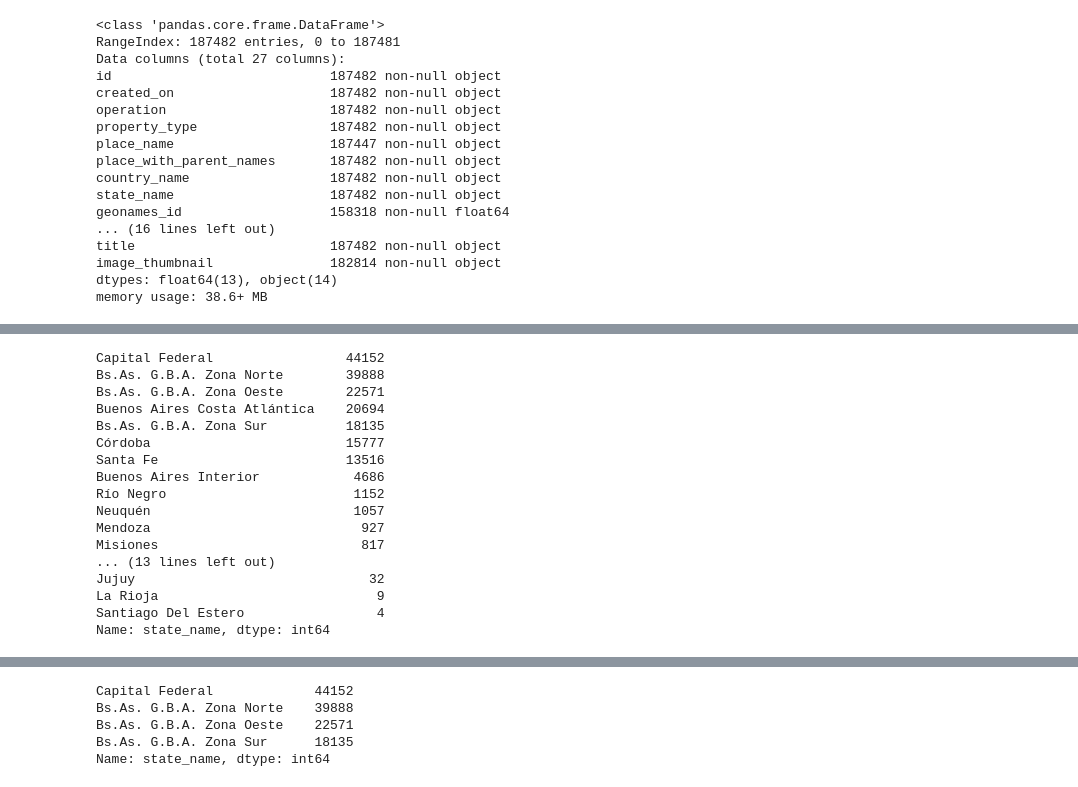
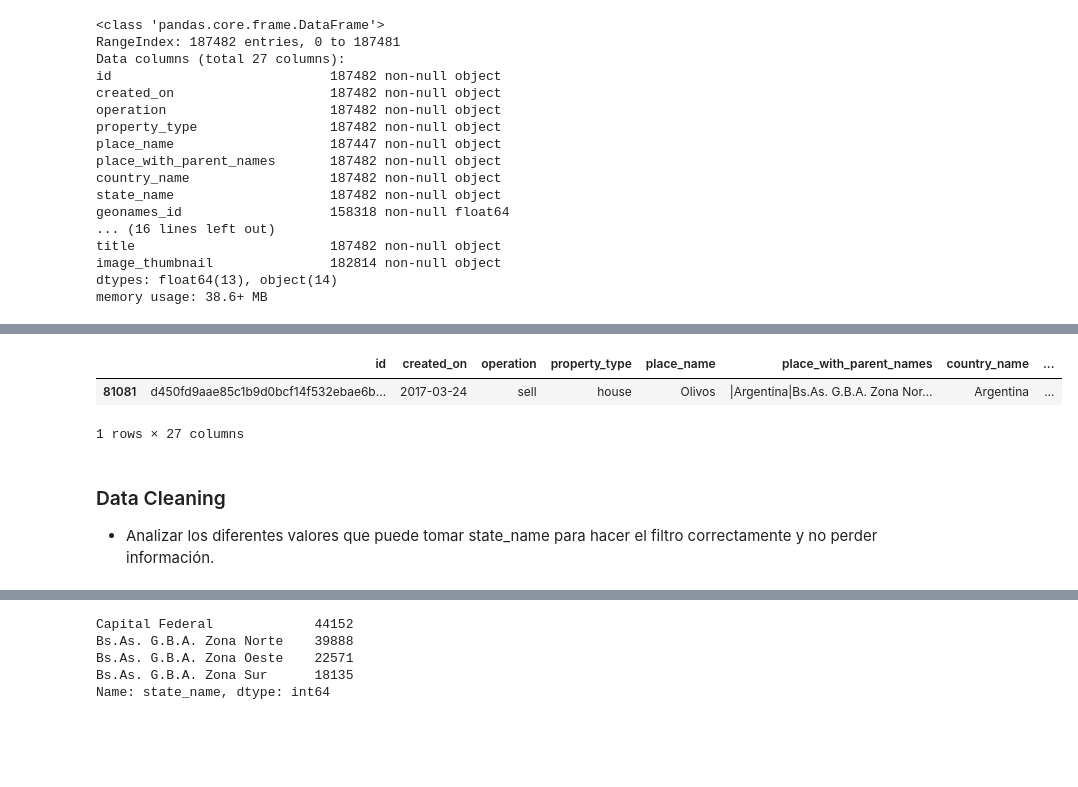
Before and after one commit to DanielMankowski/Data-Scients, a Jupyter notebook: TP 1.ipynb, the cells around one changed output, grey strips where cells are left out. Saved outputs shown, nothing was run; the diff lists cells and outputs as text; code cells hidden in the pictures; blank space fills up the shorter version.

```diff
--- a/TP 1.ipynb
+++ b/TP 1.ipynb
@@ -46,21 +35,9 @@ propiedades.head(5)
-# %%
-# Analizamos los diferentes valores que puede tomar state_name para hacer el filtro correctamente y no perder información
-propiedades.loc[:, 'state_name'].value_counts()
-# %% [output]
-Capital Federal                 44152
-Bs.As. G.B.A. Zona Norte        39888
-Bs.As. G.B.A. Zona Oeste        22571
-Buenos Aires Costa Atlántica    20694
-Bs.As. G.B.A. Zona Sur          18135
-Córdoba                         15777
-Santa Fe                        13516
-Buenos Aires Interior            4686
-Río Negro                        1152
-Neuquén                          1057
-Mendoza                           927
-Misiones                          817
-... (13 lines left out)
-Jujuy                              32
-La Rioja                            9
-Santiago Del Estero                 4
-Name: state_name, dtype: int64
+# %%
+propiedades.sample()
+# %% [output]
+|  | id | created_on | operation | property_type | place_name | place_with_parent_names | country_name | ... |
+| 81081 | d450fd9aae85c1b9d0bcf14f532ebae6b... | 2017-03-24 | sell | house | Olivos | |Argentina|Bs.As. G.B.A. Zona Nor... | Argentina | ... |
+1 rows × 27 columns
+# %% [markdown]
+### Data Cleaning
+* Analizar los diferentes valores que puede tomar state_name para hacer el filtro correctamente y no perder información.
```
Also changed, not shown: parts of 37 cells of this notebook.
